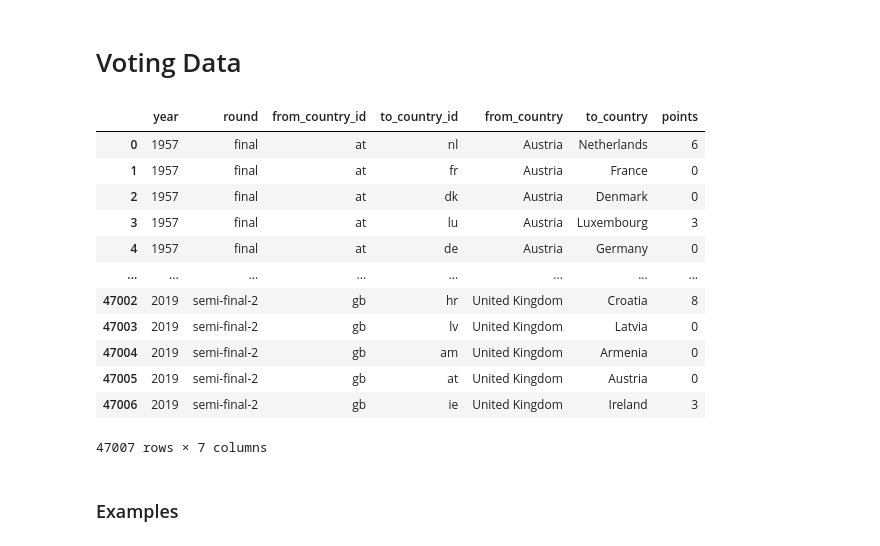
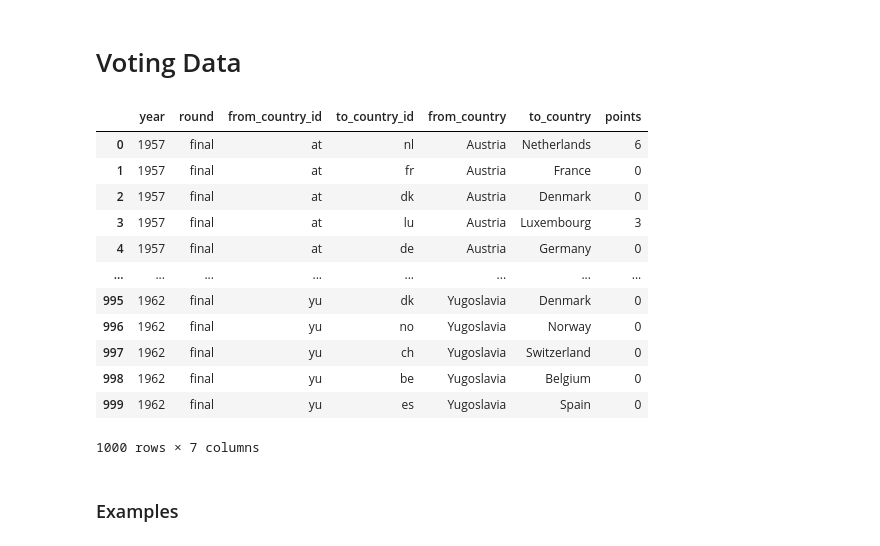
Before and after one commit to Spijkervet/eurovision-dataset, a Jupyter notebook: notebook.ipynb, the cells around one changed output. Saved outputs shown, nothing was run; the diff lists cells and outputs as text; code cells hidden in the pictures.

```diff
--- a/notebook.ipynb
+++ b/notebook.ipynb
@@ -119,21 +195,21 @@ contestants[contestants['from_country'] == country].plot('year', 'running_final'
 # %%
 votes = pd.read_csv('votes.csv')
 # %%
-votes
+votes.head(1000)
 # %% [output]
 |  | year | round | from_country_id | to_country_id | from_country | to_country | points |
 | 0 | 1957 | final | at | nl | Austria | Netherlands | 6 |
 | 1 | 1957 | final | at | fr | Austria | France | 0 |
 | 2 | 1957 | final | at | dk | Austria | Denmark | 0 |
 | 3 | 1957 | final | at | lu | Austria | Luxembourg | 3 |
 | 4 | 1957 | final | at | de | Austria | Germany | 0 |
 | ... | ... | ... | ... | ... | ... | ... | ... |
-| 47002 | 2019 | semi-final-2 | gb | hr | United Kingdom | Croatia | 8 |
-| 47003 | 2019 | semi-final-2 | gb | lv | United Kingdom | Latvia | 0 |
-| 47004 | 2019 | semi-final-2 | gb | am | United Kingdom | Armenia | 0 |
-| 47005 | 2019 | semi-final-2 | gb | at | United Kingdom | Austria | 0 |
-| 47006 | 2019 | semi-final-2 | gb | ie | United Kingdom | Ireland | 3 |
+| 995 | 1962 | final | yu | dk | Yugoslavia | Denmark | 0 |
+| 996 | 1962 | final | yu | no | Yugoslavia | Norway | 0 |
+| 997 | 1962 | final | yu | ch | Yugoslavia | Switzerland | 0 |
+| 998 | 1962 | final | yu | be | Yugoslavia | Belgium | 0 |
+| 999 | 1962 | final | yu | es | Yugoslavia | Spain | 0 |
-47007 rows × 7 columns
+1000 rows × 7 columns
 # %%
 def vote_grid(year):
     return votes[votes['year'] == year].pivot_table('points', 'from_country', 'to_country', aggfunc=np.sum, fill_value=0)
```
Also changed, not shown: parts of 15 cells of this notebook, 11 other files.
